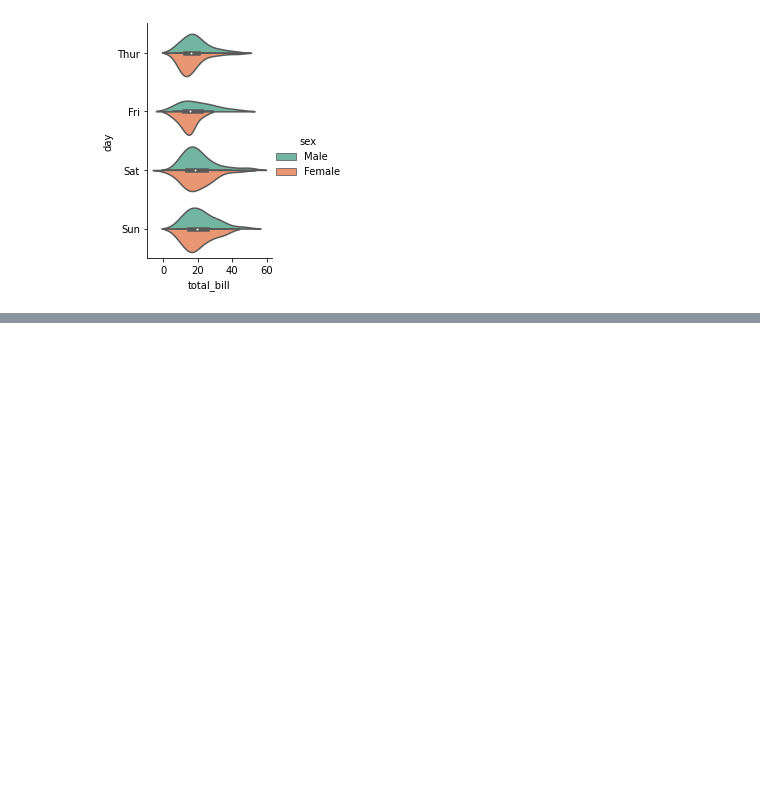
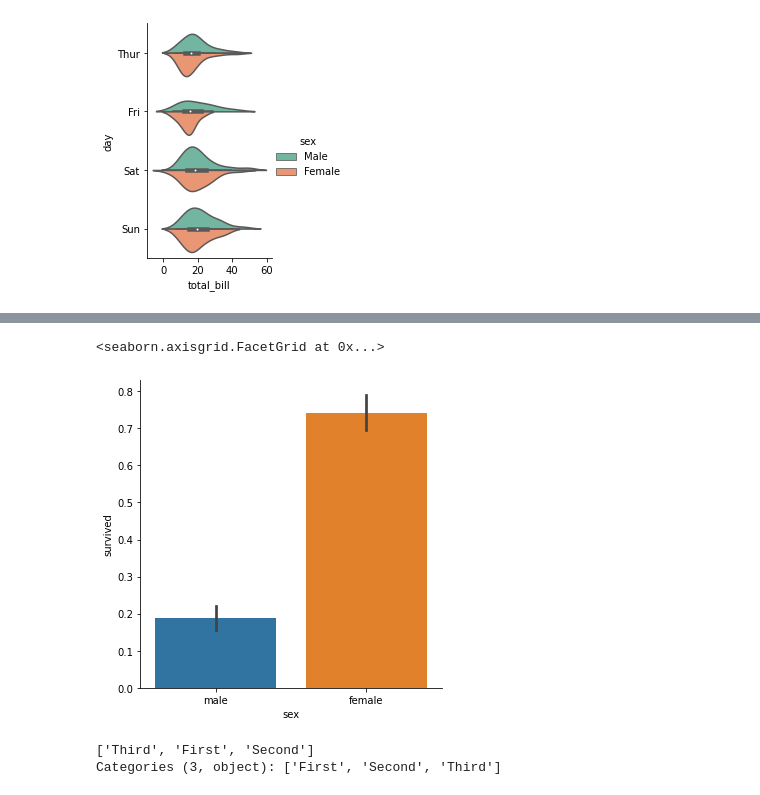
Before and after one commit to hanbinChae/Python-learning-univ, a Jupyter notebook: 빅데이터분석응용/경기과학기술대학교_202263020_채한빈_13주차.ipynb, the cells around one changed output, grey strips where cells are left out. Cells and saved outputs as stored; diff of their text form; code cells hidden in the pictures; blank space fills up the shorter version.

```diff
--- a/빅데이터분석응용/경기과학기술대학교_202263020_채한빈_13주차.ipynb
+++ b/빅데이터분석응용/경기과학기술대학교_202263020_채한빈_13주차.ipynb
@@ -314,0 +333,10 @@ sns.catplot(x='total_bill',y='day',data=tips, kind='violin',
+# %%
+sns.catplot(x='sex',y='survived',data=titanic, kind= 'bar')
+# %% [output]
+<seaborn.axisgrid.FacetGrid at 0x...>
+[figure, added]
+# %%
+titanic['class'].unique()
+# %% [output]
+['Third', 'First', 'Second']
+Categories (3, object): ['First', 'Second', 'Third']
```
Also changed, not shown: parts of 11 cells of this notebook, 9 other files.
